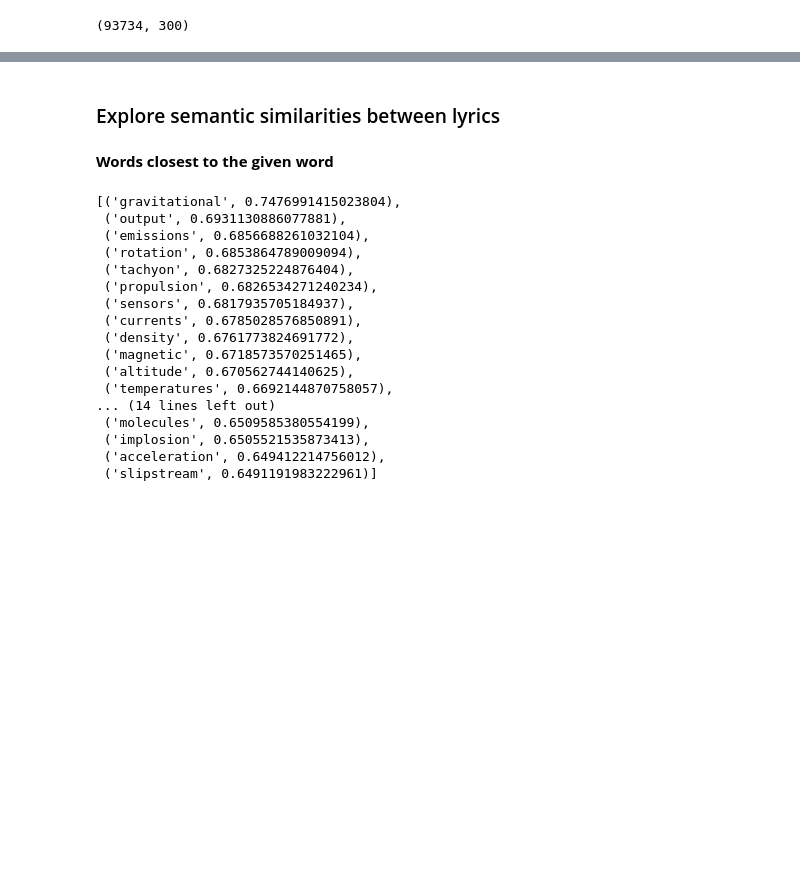
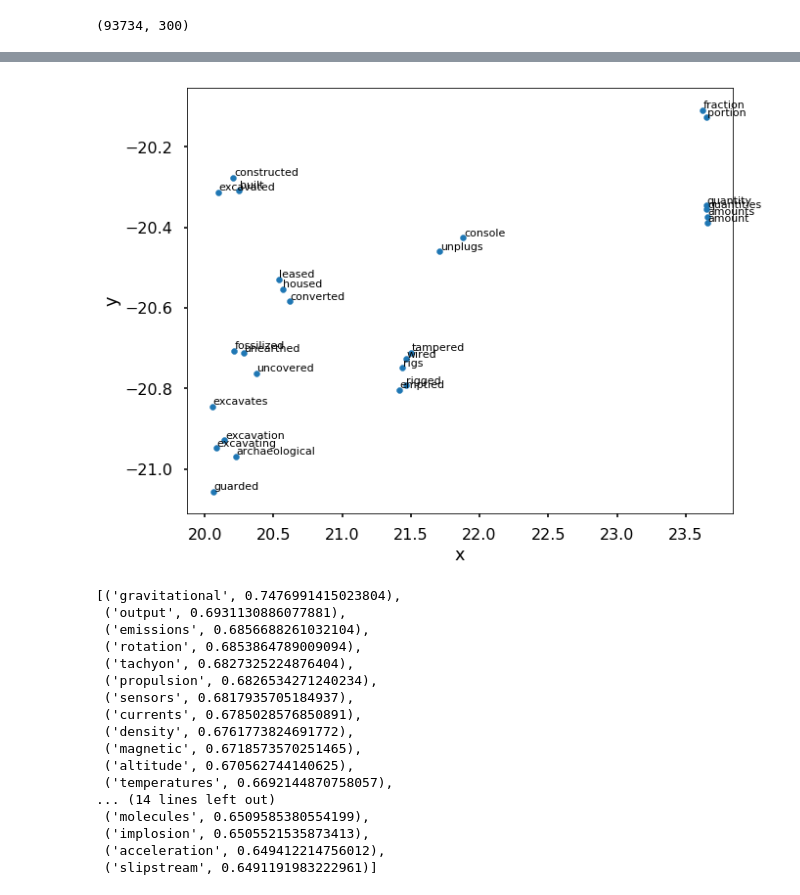
Before and after one commit to bjuncklaus/Word_Embedding, a Jupyter notebook: story_plots/story_plots.ipynb, the cells around one changed output, grey strips where cells are left out. Drawn from its saved outputs; the diff is of its cells as text; code cells hidden in the pictures; blank space fills up the shorter version.

```diff
--- a/story_plots/story_plots.ipynb
+++ b/story_plots/story_plots.ipynb
@@ -253,2 +257,4 @@ def plot_region(x_bounds, y_bounds):
 # %%
-plot_region(x_bounds=(-20, -10), y_bounds=(-5.3, 5))
+plot_region(x_bounds=(20, 30), y_bounds=(-22, -20))
+# %% [output]
+[figure, added]
@@ -257,7 +261,3 @@ plot_region(x_bounds=(0, 10), y_bounds=(-10, -5))
-# %% [markdown]
-### Explore semantic similarities between lyrics
-# %% [markdown]
-**Words closest to the given word**
 # %%
 w2vec.most_similar("gravity", topn=30)
 # %% [output]
```
Also changed, not shown: parts of 19 cells of this notebook.
